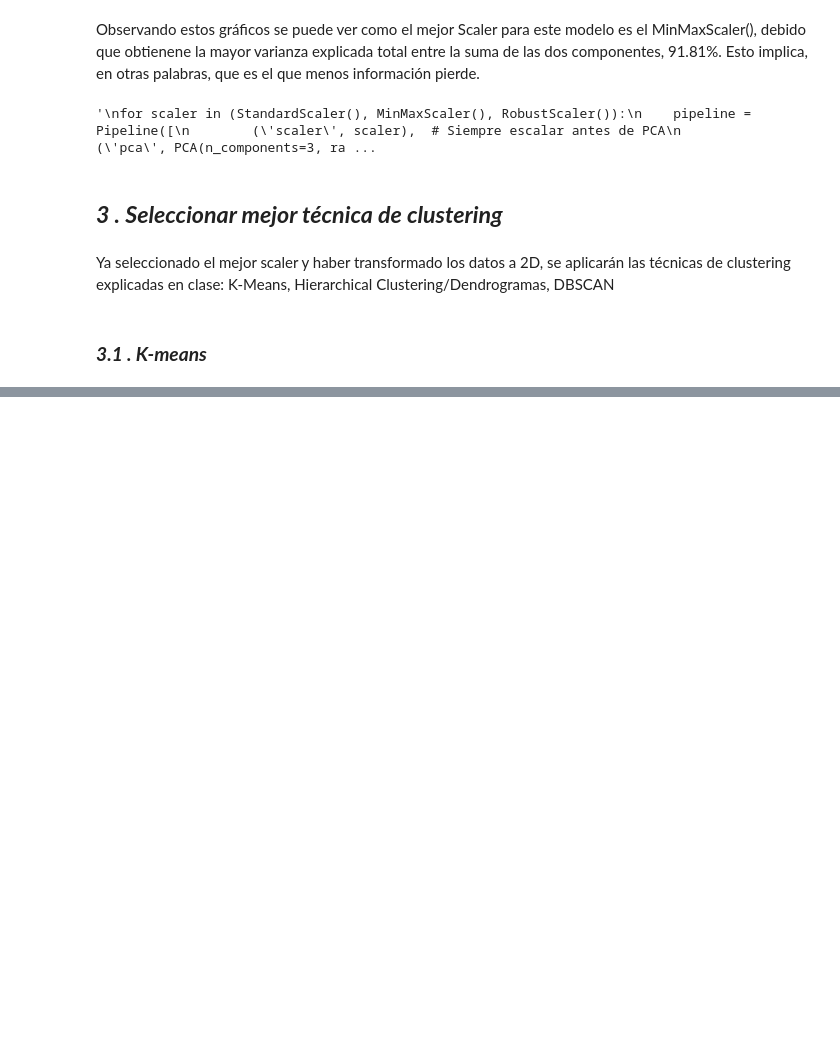
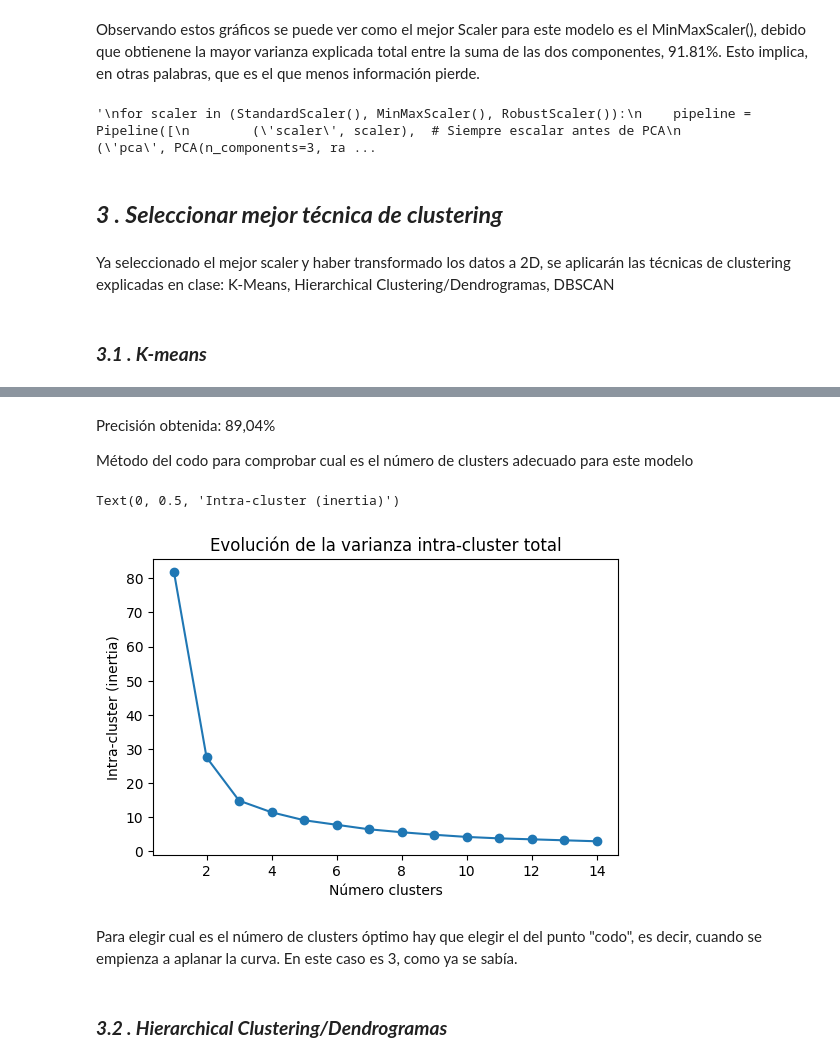
Before and after one commit to 100495991/AA_practica2, a Jupyter notebook: main.ipynb, the cells around one changed output, grey strips where cells are left out. Saved outputs shown, nothing was run; the diff lists cells and outputs as text; code cells hidden in the pictures; blank space fills up the shorter version.

```diff
--- a/main.ipynb
+++ b/main.ipynb
@@ -220,0 +223,31 @@ pd.crosstab(y, y_predict, dropna=False, rownames=['grupo_real'], colnames=['clus
+# %% [markdown]
+Precisión obtenida: 89,04%
+
+Método del codo para comprobar cual es el número de clusters adecuado para este modelo
+# %%
+# Método elbow para identificar el número óptimo de clusters
+# ==============================================================================
+range_n_clusters = range(1, 15)
+inertias = []
+
+for n_clusters in range_n_clusters:
+    modelo_kmeans = KMeans(
+        n_clusters   = n_clusters,
+        n_init       = 20,
+        random_state = 42
+    )
+    modelo_kmeans.fit(X_pca)
+    inertias.append(modelo_kmeans.inertia_)
+
+fig, ax = plt.subplots(1, 1, figsize=(6, 3.84))
+ax.plot(range_n_clusters, inertias, marker='o')
+ax.set_title("Evolución de la varianza intra-cluster total")
+ax.set_xlabel('Número clusters')
+ax.set_ylabel('Intra-cluster (inertia)')
+# %% [output]
+Text(0, 0.5, 'Intra-cluster (inertia)')
+[figure, added]
+# %% [markdown]
+Para elegir cual es el número de clusters óptimo hay que elegir el del punto "codo", es decir, cuando se empienza a aplanar la curva. En este caso es 3, como ya se sabía.
+# %% [markdown]
+### *__3.2 . Hierarchical Clustering/Dendrogramas__*
```
Also changed, not shown: parts of 3 cells of this notebook.
